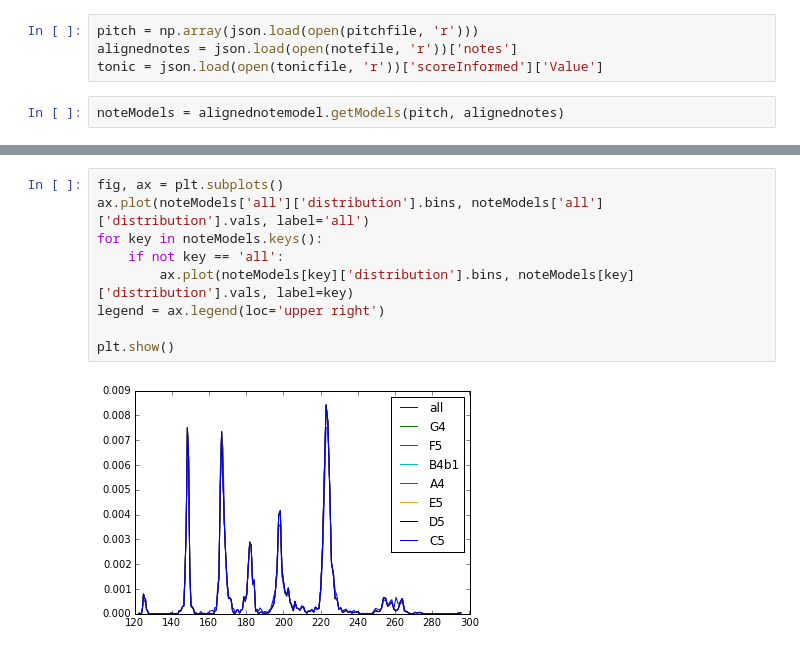
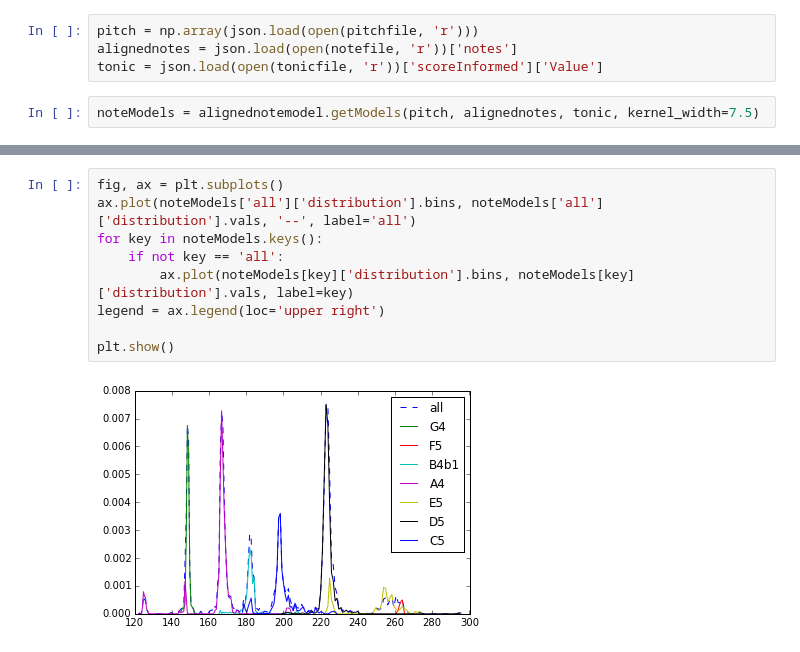
Before and after one commit to sertansenturk/alignednotemodel, a Jupyter notebook: noteModel.ipynb, the cells around one changed output, grey strips where cells are left out. Cells and saved outputs as stored; diff of their text form.

Commit message:
Added stable pitches

```diff
--- a/noteModel.ipynb
+++ b/noteModel.ipynb
@@ -20,4 +20,4 @@ pitch = np.array(json.load(open(pitchfile, 'r')))
 alignednotes = json.load(open(notefile, 'r'))['notes']
 tonic = json.load(open(tonicfile, 'r'))['scoreInformed']['Value']
 # %%
-noteModels = alignednotemodel.getModels(pitch, alignednotes)
+noteModels = alignednotemodel.getModels(pitch, alignednotes, tonic, kernel_width=7.5)
@@ -24,11 +36,11 @@ noteModels = alignednotemodel.getModels(pitch, alignednotes)
 # %%
 fig, ax = plt.subplots()
-ax.plot(noteModels['all']['distribution'].bins, noteModels['all']['distribution'].vals, label='all')
+ax.plot(noteModels['all']['distribution'].bins, noteModels['all']['distribution'].vals, '--', label='all')
 for key in noteModels.keys():
     if not key == 'all':
         ax.plot(noteModels[key]['distribution'].bins, noteModels[key]['distribution'].vals, label=key)
 legend = ax.legend(loc='upper right')
 
 plt.show()
 # %% [output]
-[figure, old version]
+[figure, new version]
```
Also changed, not shown: parts of 4 cells of this notebook, 1 other file.
